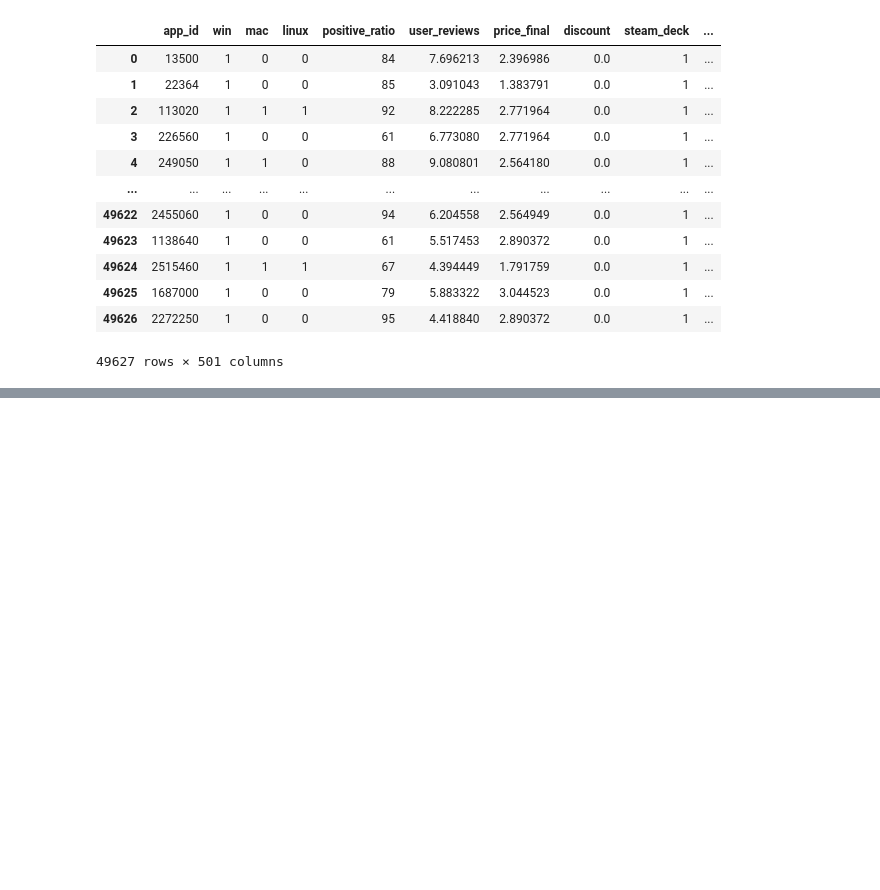
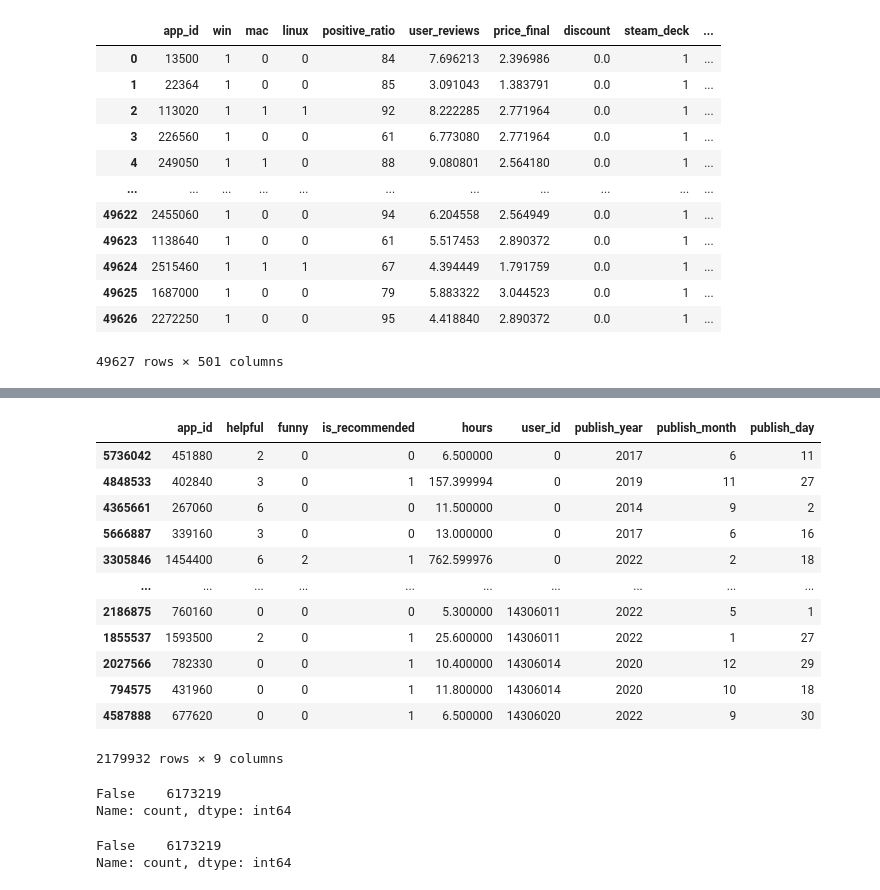
Before and after one commit to Ritish369/game_recommender_system, a Jupyter notebook: v0/notebooks/v0.ipynb, the cells around one changed output, grey strips where cells are left out. Drawn from its saved outputs; the diff is of its cells as text; code cells hidden in the pictures; blank space fills up the shorter version.

```diff
--- a/v0/notebooks/v0.ipynb
+++ b/v0/notebooks/v0.ipynb
@@ -720,0 +897,27 @@ final_games_transformed.to_csv("~/projects/game_recommender_system/v0/data/proce
+# %%
+interactions[interactions.duplicated(['user_id'])].sort_values('user_id')
+# %% [output]
+|  | app_id | helpful | funny | is_recommended | hours | user_id | publish_year | publish_month | publish_day |
+| 5736042 | 451880 | 2 | 0 | 0 | 6.500000 | 0 | 2017 | 6 | 11 |
+| 4848533 | 402840 | 3 | 0 | 1 | 157.399994 | 0 | 2019 | 11 | 27 |
+| 4365661 | 267060 | 6 | 0 | 0 | 11.500000 | 0 | 2014 | 9 | 2 |
+| 5666887 | 339160 | 3 | 0 | 0 | 13.000000 | 0 | 2017 | 6 | 16 |
+| 3305846 | 1454400 | 6 | 2 | 1 | 762.599976 | 0 | 2022 | 2 | 18 |
+| ... | ... | ... | ... | ... | ... | ... | ... | ... | ... |
+| 2186875 | 760160 | 0 | 0 | 0 | 5.300000 | 14306011 | 2022 | 5 | 1 |
+| 1855537 | 1593500 | 2 | 0 | 1 | 25.600000 | 14306011 | 2022 | 1 | 27 |
+| 2027566 | 782330 | 0 | 0 | 1 | 10.400000 | 14306014 | 2020 | 12 | 29 |
+| 794575 | 431960 | 0 | 0 | 1 | 11.800000 | 14306014 | 2020 | 10 | 18 |
+| 4587888 | 677620 | 0 | 0 | 1 | 6.500000 | 14306020 | 2022 | 9 | 30 |
+2179932 rows × 9 columns
+# %%
+# No user has interacted with the same game twice
+print(interactions.duplicated(['app_id', 'user_id'], keep=False).value_counts())
+
+# To check if a user has any duplicated recommendation for any game
+interactions.duplicated(['app_id', 'user_id', 'is_recommended']).value_counts()
+# %% [output]
+False    6173219
+Name: count, dtype: int64
+False    6173219
+Name: count, dtype: int64
```
Also changed, not shown: parts of 35 cells of this notebook.
